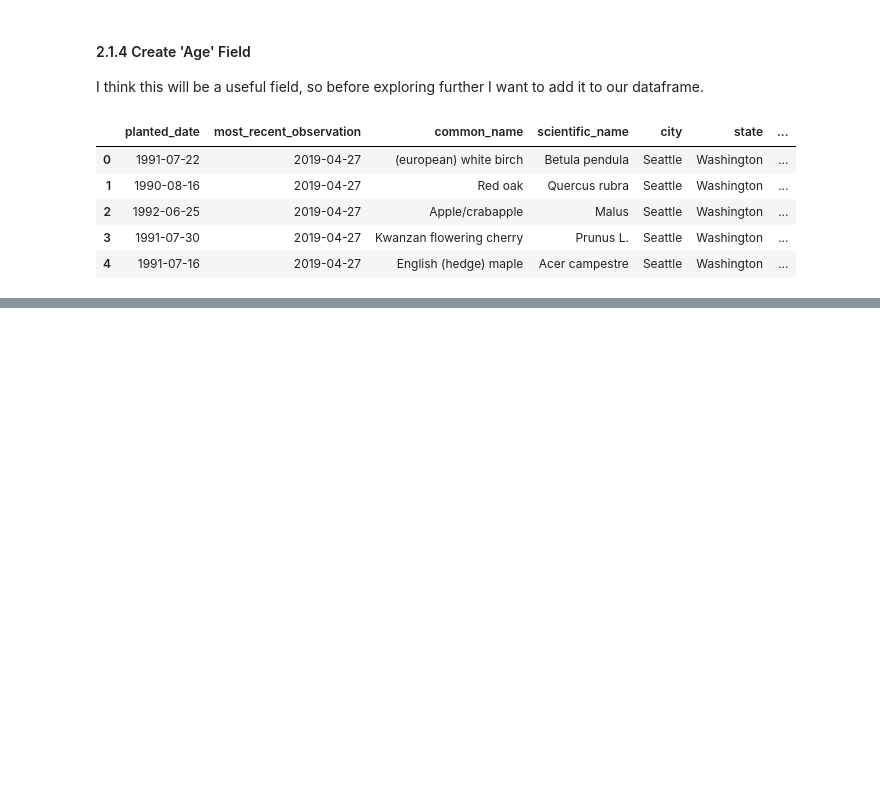
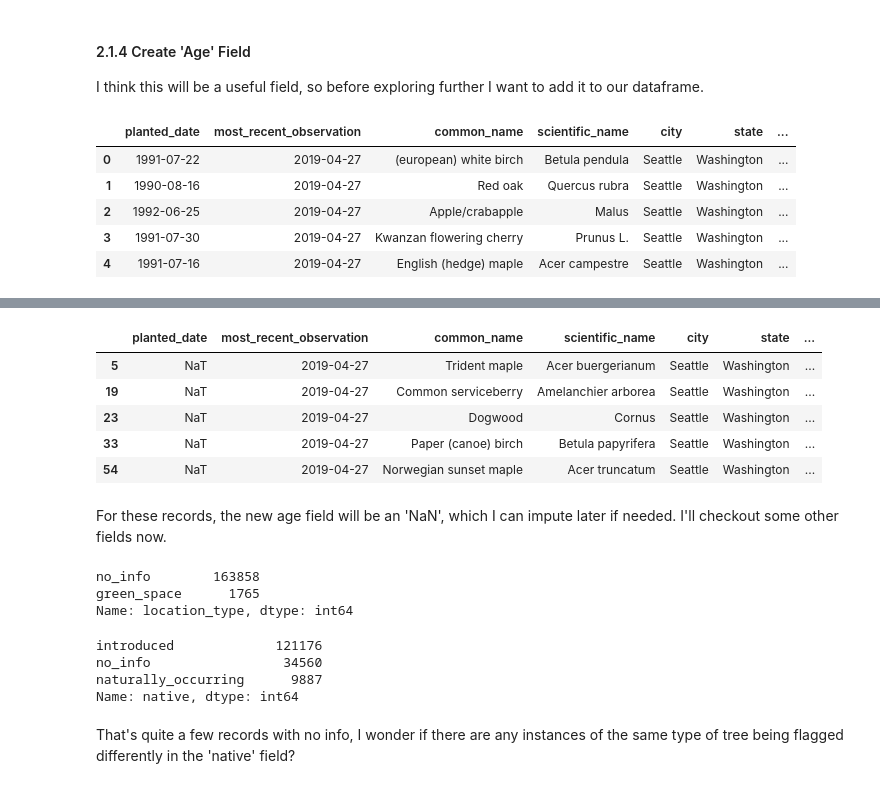
Before and after one commit to BrettlyCD/seattle-trees-project, a Jupyter notebook: 01_data_wrangling_st.ipynb, the cells around one changed output, grey strips where cells are left out. Saved outputs shown, nothing was run; the diff lists cells and outputs as text; code cells hidden in the pictures; blank space fills up the shorter version.

```diff
--- a/01_data_wrangling_st.ipynb
+++ b/01_data_wrangling_st.ipynb
@@ -200,0 +214,28 @@ trees.head()
+# %%
+trees[trees['planted_date'].isna()].head()
+# %% [output]
+|  | planted_date | most_recent_observation | common_name | scientific_name | city | state | ... |
+| 5 | NaT | 2019-04-27 | Trident maple | Acer buergerianum | Seattle | Washington | ... |
+| 19 | NaT | 2019-04-27 | Common serviceberry | Amelanchier arborea | Seattle | Washington | ... |
+| 23 | NaT | 2019-04-27 | Dogwood | Cornus | Seattle | Washington | ... |
+| 33 | NaT | 2019-04-27 | Paper (canoe) birch | Betula papyrifera | Seattle | Washington | ... |
+| 54 | NaT | 2019-04-27 | Norwegian sunset maple | Acer truncatum | Seattle | Washington | ... |
+# %% [markdown]
+For these records, the new age field will be an 'NaN', which I can impute later if needed. I'll checkout some other fields now.
+# %%
+#The location_type shows 'no_info' for all the records in my last preview - let's see those
+trees['location_type'].value_counts()
+# %% [output]
+no_info        163858
+green_space      1765
+Name: location_type, dtype: int64
+# %%
+#the 'native' field has some 'no_info' records as well
+trees['native'].value_counts()
+# %% [output]
+introduced             121176
+no_info                 34560
+naturally_occurring      9887
+Name: native, dtype: int64
+# %% [markdown]
+That's quite a few records with no info, I wonder if there are any instances of the same type of tree being flagged differently in the 'native' field?
```
Also changed, not shown: parts of 27 cells of this notebook.
